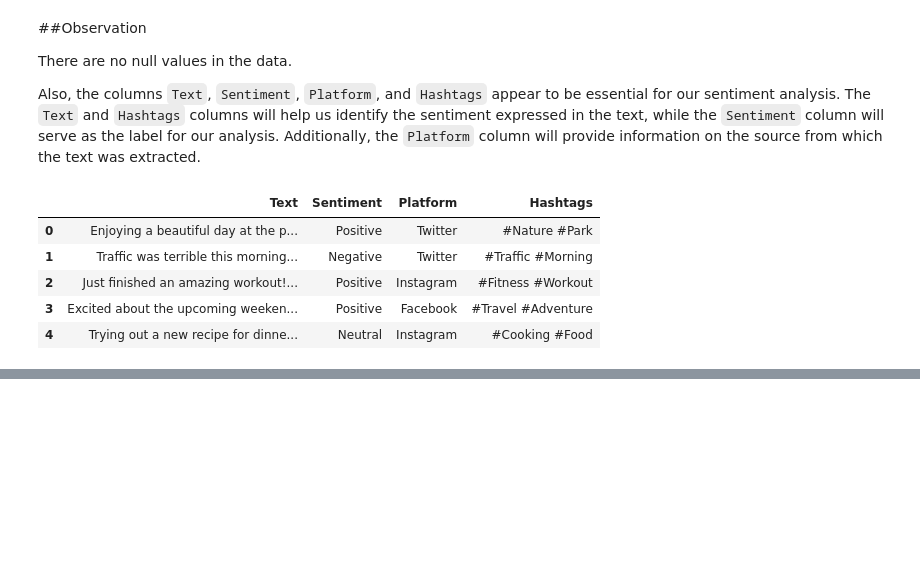
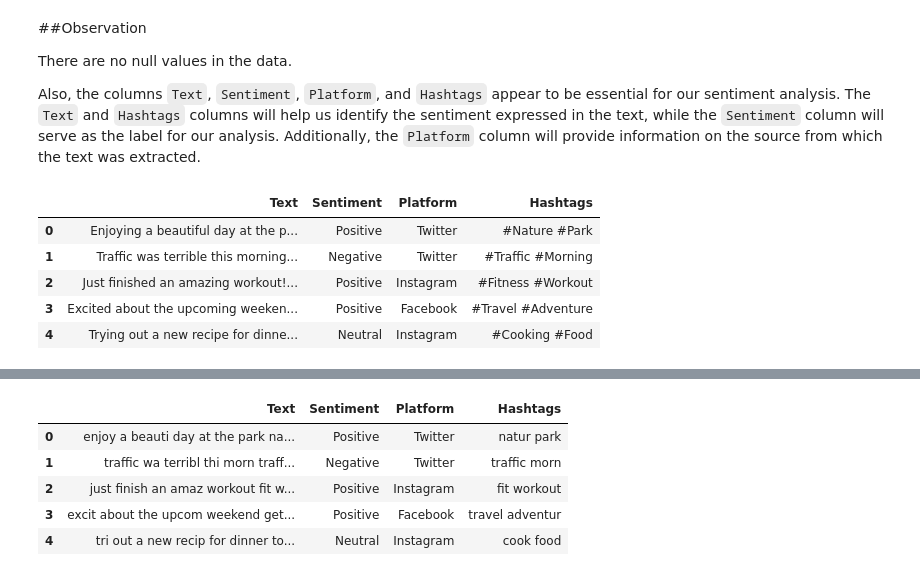
Before and after one commit to nishantsnaik/Machine-Learning, a Jupyter notebook: NLP/Sentiment_Analysis.ipynb, the cells around one changed output, grey strips where cells are left out. Saved outputs shown, nothing was run; the diff lists cells and outputs as text; code cells hidden in the pictures; blank space fills up the shorter version.

```diff
--- a/NLP/Sentiment_Analysis.ipynb
+++ b/NLP/Sentiment_Analysis.ipynb
@@ -213,0 +370,7 @@ sentiment_data.head()
+# %%
+# Function for Tokenization
+def tokenizer(text):
+    # Convert text to tokens
+    tokens = word_tokenize(text)
+    # Return the list of tokens
+    return tokens
@@ -213,0 +395,21 @@ sentiment_data.head()
+# %%
+# Function for Stemming
+def stem_text(text):
+    # Tokenize the text
+    tokens = tokenizer(text)
+    # Initialize the stemmer
+    stemmer = PorterStemmer()
+
+    # Apply stemming to the word
+    return ' '.join([stemmer.stem(token) for token in tokens])
+
+# Function for Lemmatization
+def lemmatize_text(text, pos='v'):
+    # Tokenize text
+    tokens = tokenizer(text)
+
+    # Initialize the lemmatizer
+    lemmatizer = WordNetLemmatizer()
+
+    # Apply lemmatization to the word with a specified part of speech
+    return " ".join([lemmatizer.lemmatize(token, pos=pos) for token in tokens])
@@ -213,0 +433,21 @@ sentiment_data.head()
+# %%
+# Apply the stemming function to the 'Text' column
+sentiment_data['Text'] = sentiment_data['Text'].apply(stem_text)
+# Apply the lemmatization function to the 'Text' column
+sentiment_data['Text'] = sentiment_data['Text'].apply(lemmatize_text)
+
+# Apply the stemming function to the 'Hashtags' column
+sentiment_data['Hashtags'] = sentiment_data['Hashtags'].apply(stem_text)
+# Apply the lemmatization function to the 'Hashtags' column
+sentiment_data['Hashtags'] = sentiment_data['Hashtags'].apply(lemmatize_text)
+
+# Combine the cleaned 'Text' and 'Hashtags' columns into a single column by concatenating them with a space in between
+sentiment_data['Text'] = sentiment_data['Text'] + ' ' + sentiment_data['Hashtags']
+sentiment_data.head()
+# %% [output]
+|  | Text | Sentiment | Platform | Hashtags |
+| 0 | enjoy a beauti day at the park na... | Positive | Twitter | natur park |
+| 1 | traffic wa terribl thi morn traff... | Negative | Twitter | traffic morn |
+| 2 | just finish an amaz workout fit w... | Positive | Instagram | fit workout |
+| 3 | excit about the upcom weekend get... | Positive | Facebook | travel adventur |
+| 4 | tri out a new recip for dinner to... | Neutral | Instagram | cook food |
```
Also changed, not shown: parts of 41 cells of this notebook.
